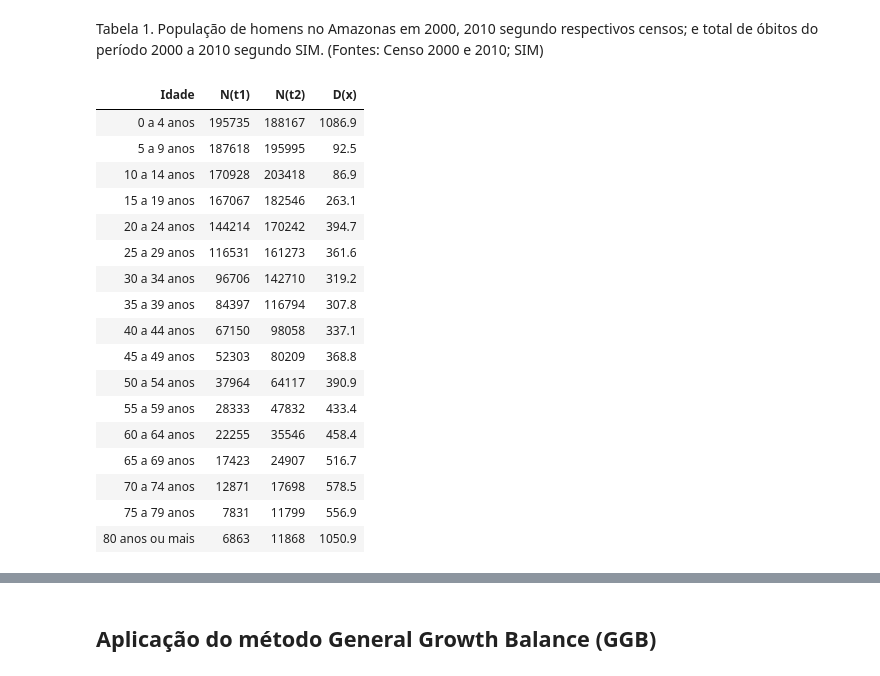
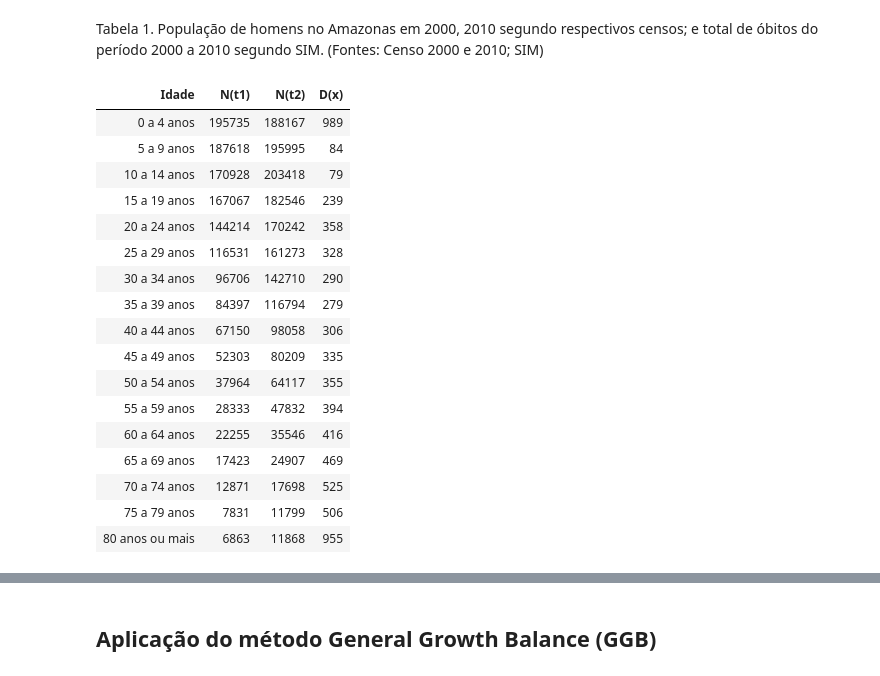
Before and after one commit to cbeluzo/DM003, a Jupyter notebook: Lab2/LAB2_DM003.ipynb, the cells around one changed output, grey strips where cells are left out. Drawn from its saved outputs; the diff is of its cells as text; code cells hidden in the pictures.

```diff
--- a/Lab2/LAB2_DM003.ipynb
+++ b/Lab2/LAB2_DM003.ipynb
@@ -24,39 +28,38 @@ Após aplicação dos métodos, serão apresentados como resultados os gráficos
 # %% [markdown]
 Tabela 1. População de homens no Amazonas em 2000, 2010 segundo respectivos censos; e total de óbitos do período 2000 a 2010 segundo SIM. (Fontes: Censo 2000 e 2010; SIM)
 # %%
+library(repr) # for ggplot size
+
 # População em 2000, 2010 e óbitos em 2010 (Censo e SIM respectivamente)
 dataSource = "https://raw.githubusercontent.com/cbeluzo/DM003/main/Lab2/AM-2000-2010-Censo-SIM-Masc.csv"
 df = read.csv(dataSource, sep=';', header = T)
 
 # Variáveis auxiliares
 ultimaLinha = length(df$idade)
 periodoTempo = 10
 
-# Cálculo da média das mortes
-df$mortes = df$mortes/periodoTempo
-
-tab = df
+tabGGB = df
 
 # tabAux apenas para formatação da tabela
-tabAux = tab
+tabAux = tabGGB
 colnames(tabAux) <- c("Idade", "N(t1)", "N(t2)", "D(x)")
 tabAux
 # %% [output]
 | Idade | N(t1) | N(t2) | D(x) |
-| 0 a 4 anos | 195735 | 188167 | 1086.9 |
-| 5 a 9 anos | 187618 | 195995 | 92.5 |
-| 10 a 14 anos | 170928 | 203418 | 86.9 |
-| 15 a 19 anos | 167067 | 182546 | 263.1 |
-| 20 a 24 anos | 144214 | 170242 | 394.7 |
-| 25 a 29 anos | 116531 | 161273 | 361.6 |
-| 30 a 34 anos | 96706 | 142710 | 319.2 |
-| 35 a 39 anos | 84397 | 116794 | 307.8 |
-| 40 a 44 anos | 67150 | 98058 | 337.1 |
-| 45 a 49 anos | 52303 | 80209 | 368.8 |
-| 50 a 54 anos | 37964 | 64117 | 390.9 |
-| 55 a 59 anos | 28333 | 47832 | 433.4 |
-| 60 a 64 anos | 22255 | 35546 | 458.4 |
-| 65 a 69 anos | 17423 | 24907 | 516.7 |
-| 70 a 74 anos | 12871 | 17698 | 578.5 |
-| 75 a 79 anos | 7831 | 11799 | 556.9 |
-| 80 anos ou mais | 6863 | 11868 | 1050.9 |
+| 0 a 4 anos | 195735 | 188167 | 989 |
+| 5 a 9 anos | 187618 | 195995 | 84 |
+| 10 a 14 anos | 170928 | 203418 | 79 |
+| 15 a 19 anos | 167067 | 182546 | 239 |
+| 20 a 24 anos | 144214 | 170242 | 358 |
+| 25 a 29 anos | 116531 | 161273 | 328 |
+| 30 a 34 anos | 96706 | 142710 | 290 |
+| 35 a 39 anos | 84397 | 116794 | 279 |
+| 40 a 44 anos | 67150 | 98058 | 306 |
+| 45 a 49 anos | 52303 | 80209 | 335 |
+| 50 a 54 anos | 37964 | 64117 | 355 |
+| 55 a 59 anos | 28333 | 47832 | 394 |
+| 60 a 64 anos | 22255 | 35546 | 416 |
+| 65 a 69 anos | 17423 | 24907 | 469 |
+| 70 a 74 anos | 12871 | 17698 | 525 |
+| 75 a 79 anos | 7831 | 11799 | 506 |
+| 80 anos ou mais | 6863 | 11868 | 955 |
```
Also changed, not shown: parts of 80 cells of this notebook.
